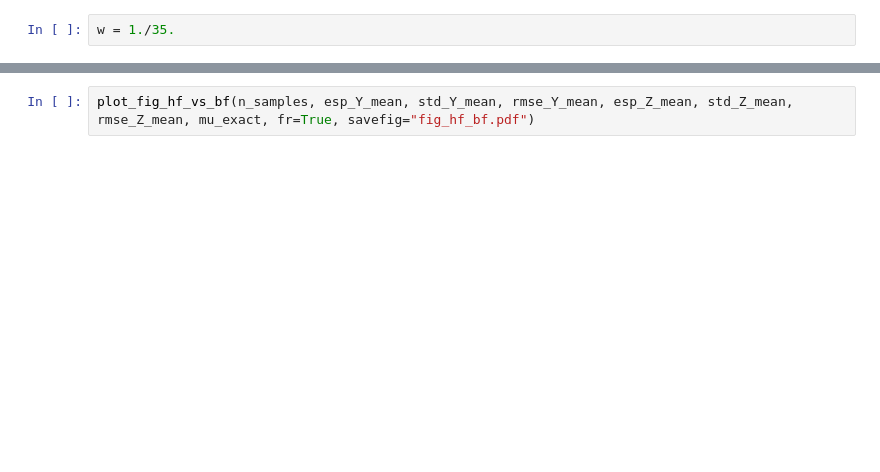
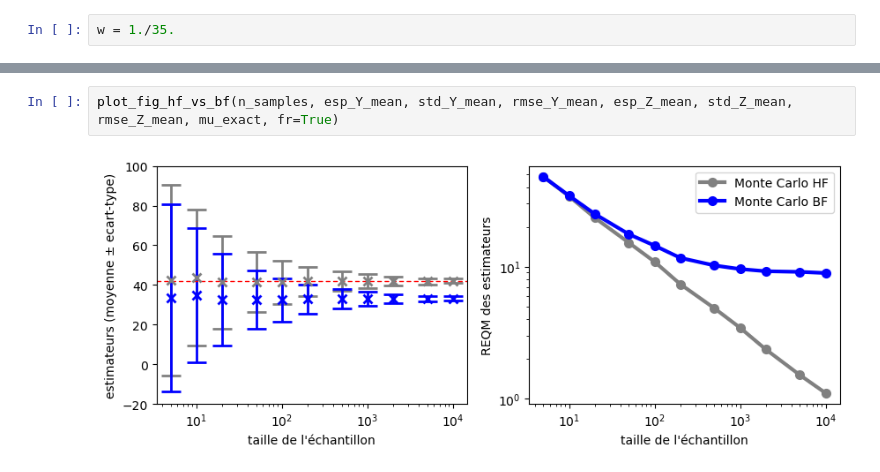
Before and after one commit to f-debrandois/N7_A3, a Jupyter notebook: S10/Approche Multi-fidelite/tp1.ipynb, the cells around one changed output, grey strips where cells are left out. Drawn from its saved outputs; the diff is of its cells as text; blank space fills up the shorter version.

```diff
--- a/S10/Approche Multi-fidelite/tp1.ipynb
+++ b/S10/Approche Multi-fidelite/tp1.ipynb
@@ -143,3 +171,5 @@ for ns in n_samples:
 # %%
-plot_fig_hf_vs_bf(n_samples, esp_Y_mean, std_Y_mean, rmse_Y_mean, esp_Z_mean, std_Z_mean, rmse_Z_mean, mu_exact, fr=True, savefig="fig_hf_bf.pdf")
+plot_fig_hf_vs_bf(n_samples, esp_Y_mean, std_Y_mean, rmse_Y_mean, esp_Z_mean, std_Z_mean, rmse_Z_mean, mu_exact, fr=True)
+# %% [output]
+[figure, added]
 # %%
```
Also changed, not shown: parts of 6 cells of this notebook.
